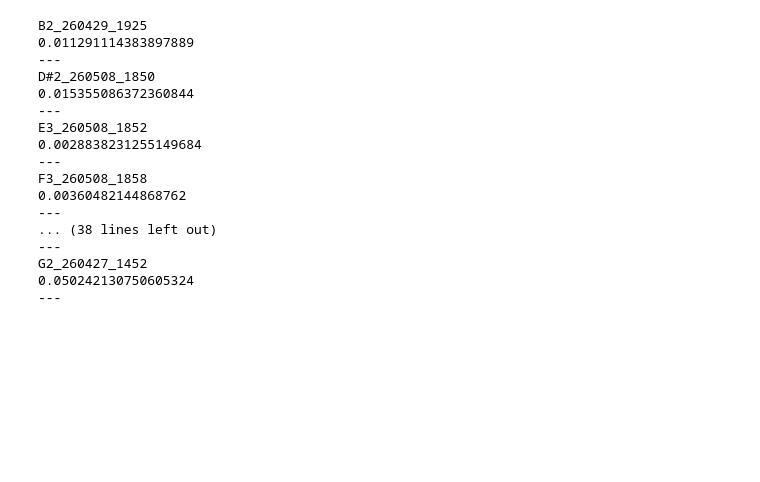
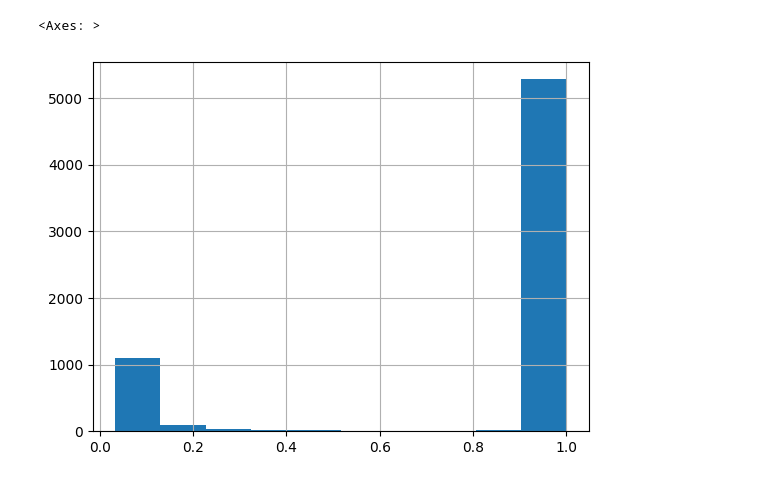
Before and after one commit to falkodem/BassEmulatorVST, a Jupyter notebook: ml/check.ipynb, the cells around one changed output. Saved outputs shown, nothing was run; the diff lists cells and outputs as text; code cells hidden in the pictures; blank space fills up the shorter version.

```diff
--- a/ml/check.ipynb
+++ b/ml/check.ipynb
@@ -11,0 +6,2 @@ False
+# %%
+a = pd.read_csv('../runs/pitch_eval/streaming_compare_20260530_165807/f0_compare.csv')
@@ -12,5 +65,10 @@ False
+# %%
+a[f'{name}_conf'].hist()
+# %% [output]
+<Axes: >
+[figure, added]
 # %%
-root = '../runs/pitch_eval/20260513_211807'
+root = '../runs/pitch_eval/20260513_215529/A#2_260429_1923/'
 for note in os.listdir(root):
     if os.path.isdir(os.path.join(root, note)):
         a = pd.read_csv(os.path.join(root, note, 'f0_curves.csv'))
@@ -19,21 +77,3 @@ for note in os.listdir(root):
         med = np.median(b['f0_hz'])
         print(((b['f0_hz'] > med*1.05) | (b['f0_hz'] < med*0.95)).mean())
         print('---')
-# %% [output]
-B2_260429_1925
-0.011291114383897889
----
-D#2_260508_1850
-0.015355086372360844
----
-E3_260508_1852
-0.0028838231255149684
----
-F3_260508_1858
-0.00360482144868762
----
-... (38 lines left out)
----
-G2_260427_1452
-0.050242130750605324
----
```
Also changed, not shown: parts of 11 cells of this notebook, 5 other files.
